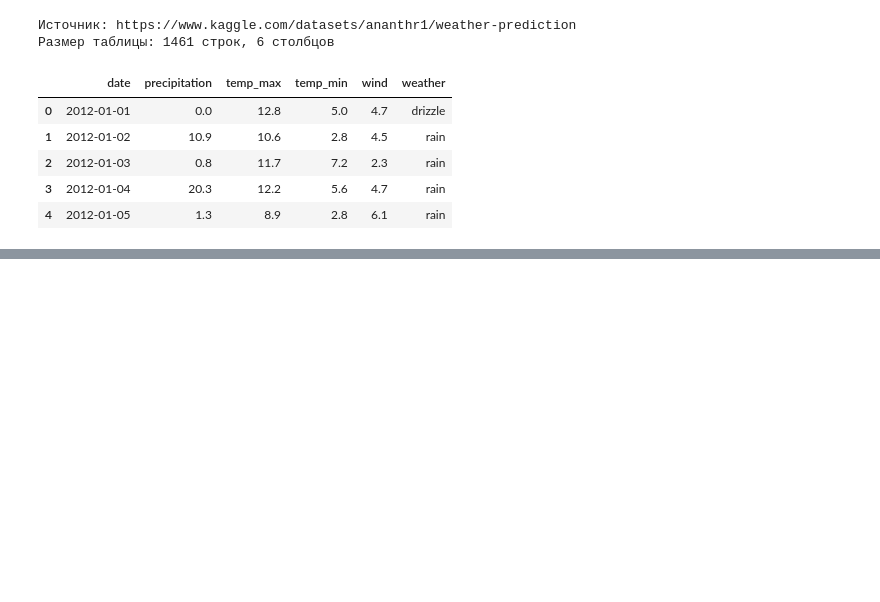
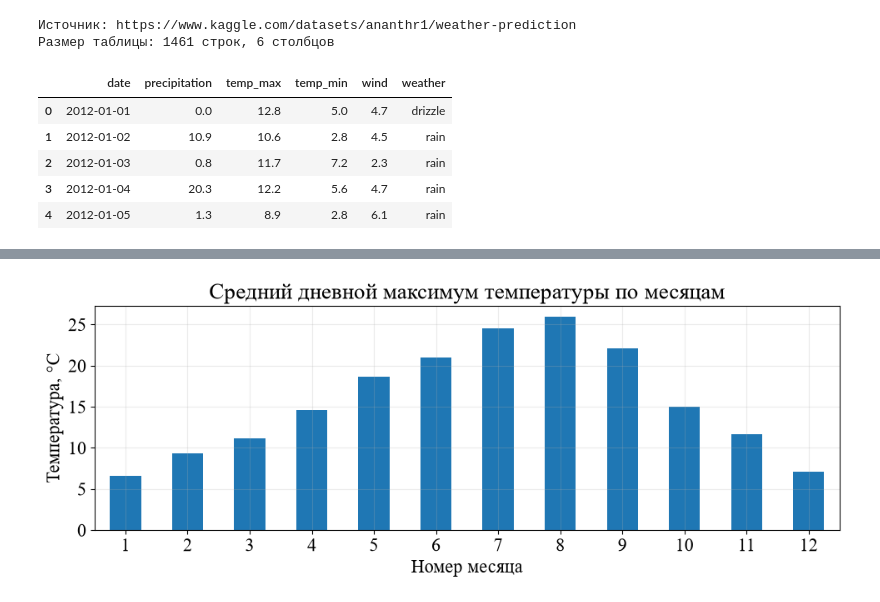
Before and after one commit to RiXenGC/IU1_ML, a Jupyter notebook: sem2/lab8/notebooks/01_visualization.ipynb, the cells around one changed output, grey strips where cells are left out. Drawn from its saved outputs; the diff is of its cells as text; code cells hidden in the pictures; blank space fills up the shorter version.

```diff
--- a/sem2/lab8/notebooks/01_visualization.ipynb
+++ b/sem2/lab8/notebooks/01_visualization.ipynb
@@ -140,19 +133,13 @@ plt.show()
 # %%
-lags = range(1, 61)
-autocorrelations = [train[TARGET_COLUMN].autocorr(lag) for lag in lags]
-train_by_month = train.assign(month=train.index.month)
+# index.month извлекает номер месяца из каждой даты.
+# groupby объединяет дни одного месяца, mean считает среднее.
+monthly_temperature = train["temp_max"].groupby(train.index.month).mean()
 
-fig, axes = plt.subplots(1, 3, figsize=(18, 5))
-
-train_by_month.boxplot(column="temp_max", by="month", ax=axes[0])
-axes[0].set(title="Температура по месяцам", xlabel="Месяц", ylabel="°C")
-
-train["precipitation"].hist(bins=35, ax=axes[1])
-axes[1].set(title="Распределение осадков", xlabel="мм", ylabel="Количество дней")
-
-axes[2].plot(list(lags), autocorrelations)
-axes[2].set(title="Автокорреляция температуры", xlabel="Лаг, дни", ylabel="Корреляция")
-
-fig.suptitle("")
+monthly_temperature.plot.bar(figsize=(10, 4), rot=0)
+plt.title("Средний дневной максимум температуры по месяцам")
+plt.xlabel("Номер месяца")
+plt.ylabel("Температура, °C")
 plt.tight_layout()
 plt.show()
+# %% [output]
+[figure, added]
```
Also changed, not shown: parts of 22 cells of this notebook, 3 other files.
